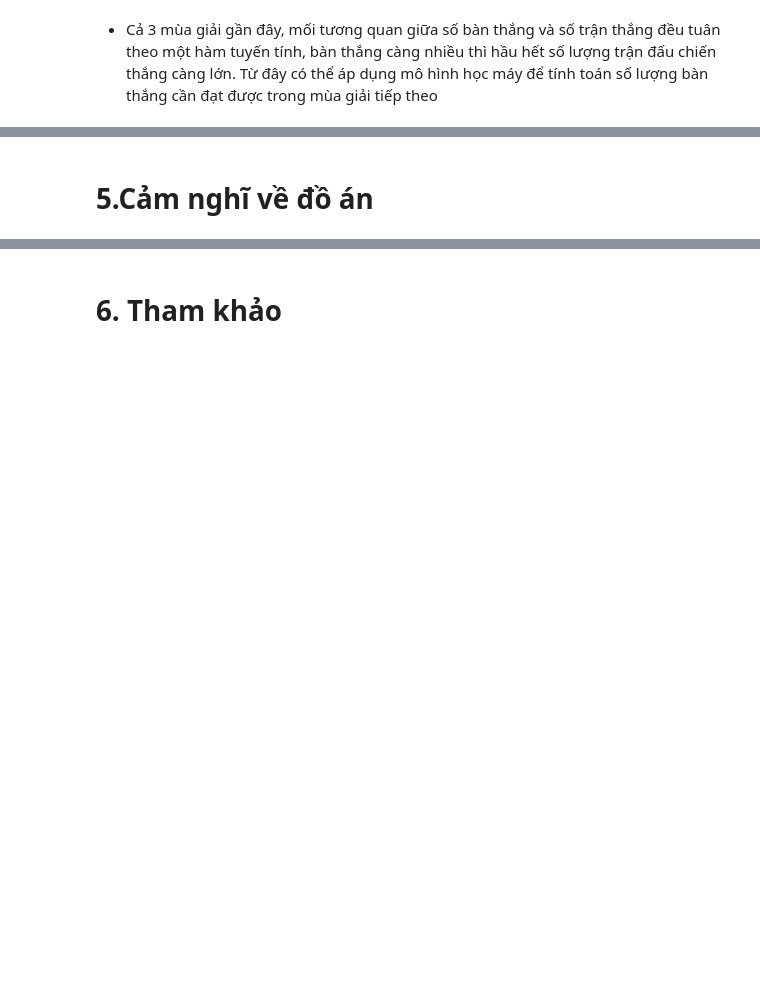
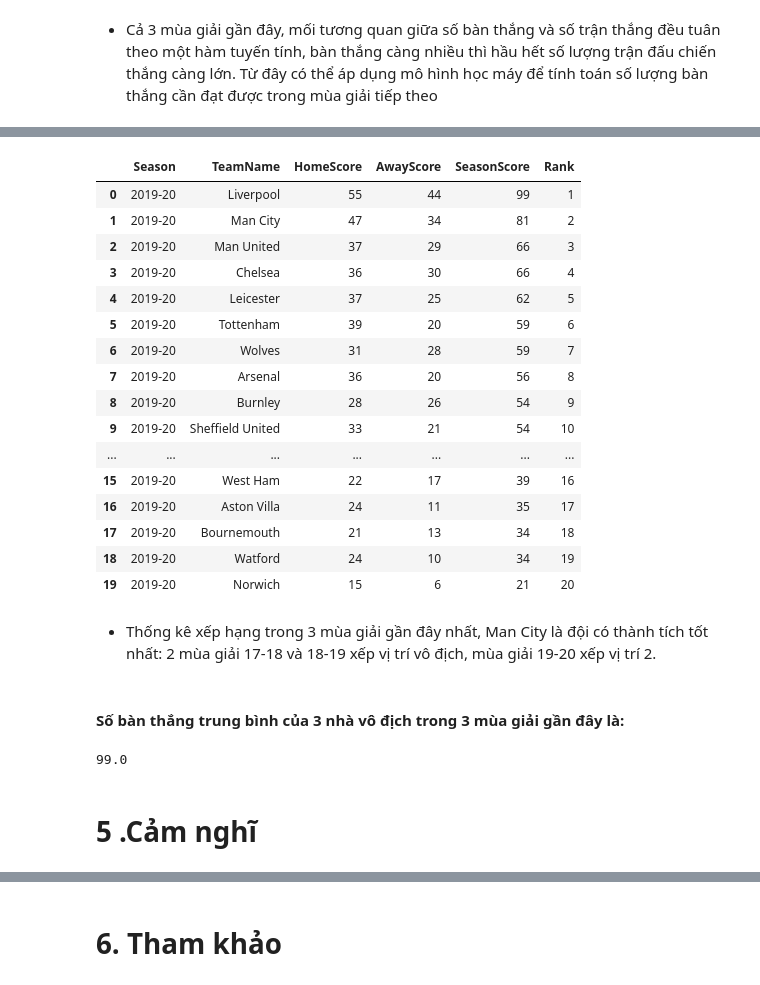
Before and after one commit to chopcolate/DataPrograming, a Jupyter notebook: Final_Project.ipynb, the cells around one changed output, grey strips where cells are left out. Saved outputs shown, nothing was run; the diff lists cells and outputs as text; code cells hidden in the pictures; blank space fills up the shorter version.

```diff
--- a/Final_Project.ipynb
+++ b/Final_Project.ipynb
@@ -516,3 +710,32 @@ drawScatter(Summary_df[Summary_df['Season'] == '2019-20'])
+# %%
+s19_20 = RankOfSeason(Rank_df[Rank_df['Season'] == '2019-20'])
+s19_20
+# %% [output]
+|  | Season | TeamName | HomeScore | AwayScore | SeasonScore | Rank |
+| 0 | 2019-20 | Liverpool | 55 | 44 | 99 | 1 |
+| 1 | 2019-20 | Man City | 47 | 34 | 81 | 2 |
+| 2 | 2019-20 | Man United | 37 | 29 | 66 | 3 |
+| 3 | 2019-20 | Chelsea | 36 | 30 | 66 | 4 |
+| 4 | 2019-20 | Leicester | 37 | 25 | 62 | 5 |
+| 5 | 2019-20 | Tottenham | 39 | 20 | 59 | 6 |
+| 6 | 2019-20 | Wolves | 31 | 28 | 59 | 7 |
+| 7 | 2019-20 | Arsenal | 36 | 20 | 56 | 8 |
+| 8 | 2019-20 | Burnley | 28 | 26 | 54 | 9 |
+| 9 | 2019-20 | Sheffield United | 33 | 21 | 54 | 10 |
+| ... | ... | ... | ... | ... | ... | ... |
+| 15 | 2019-20 | West Ham | 22 | 17 | 39 | 16 |
+| 16 | 2019-20 | Aston Villa | 24 | 11 | 35 | 17 |
+| 17 | 2019-20 | Bournemouth | 21 | 13 | 34 | 18 |
+| 18 | 2019-20 | Watford | 24 | 10 | 34 | 19 |
+| 19 | 2019-20 | Norwich | 15 | 6 | 21 | 20 |
+# %% [markdown]
+- Thống kê xếp hạng trong 3 mùa giải gần đây nhất, Man City là đội có thành tích tốt nhất: 2 mùa giải 17-18 và 18-19 xếp vị trí vô địch, mùa giải 19-20 xếp vị trí 2.
+# %% [markdown]
+#### Số bàn thắng trung bình của 3 nhà vô địch trong 3 mùa giải gần đây là:
+# %%
+(max(s17_18['SeasonScore']) + max(s18_19['SeasonScore']) + max(s19_20['SeasonScore']))/3
+# %% [output]
+99.0
 # %% [markdown]
 <a id=section5></a>
-# 5.Cảm nghĩ về đồ án
+# 5 .Cảm nghĩ
```
Also changed, not shown: parts of 32 cells of this notebook.
